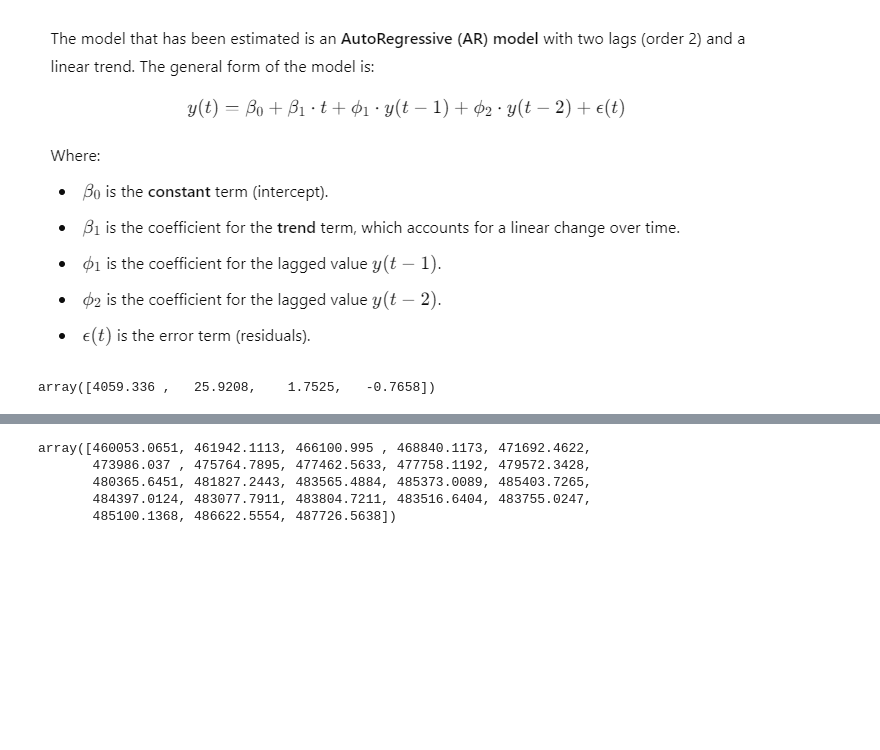
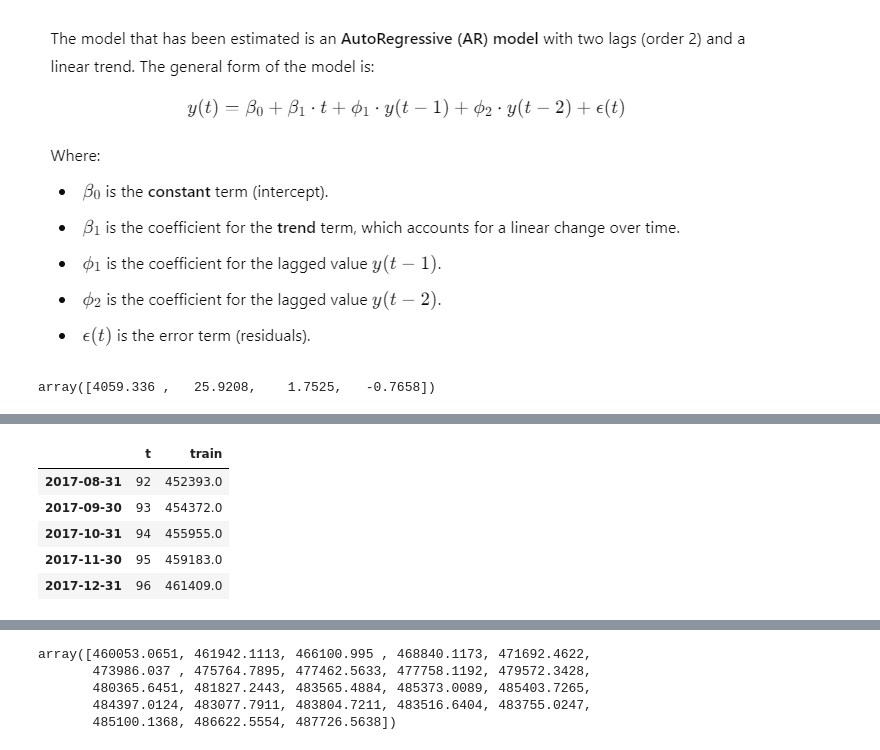
Before and after one commit to adevrent/WQU_DP, a Jupyter notebook: MITx_IDS.S24x/Project 1/Project_1.ipynb, the cells around one changed output, grey strips where cells are left out. Saved outputs shown, nothing was run; the diff lists cells and outputs as text; code cells hidden in the pictures; blank space fills up the shorter version.

```diff
--- a/MITx_IDS.S24x/Project 1/Project_1.ipynb
+++ b/MITx_IDS.S24x/Project 1/Project_1.ipynb
@@ -277,0 +284,13 @@ Name: 11, dtype: float64
+# %%
+train_idx = boston_slice.index
+train = pd.DataFrame(boston_slice.to_numpy(), columns=["train"])
+train = pd.concat([pd.Series(np.arange(1, len(train)+1), name="t"), train], axis=1)
+train.set_index(train_idx, inplace=True)
+train.tail()
+# %% [output]
+|  | t | train |
+| 2017-08-31 | 92 | 452393.0 |
+| 2017-09-30 | 93 | 454372.0 |
+| 2017-10-31 | 94 | 455955.0 |
+| 2017-11-30 | 95 | 459183.0 |
+| 2017-12-31 | 96 | 461409.0 |
```
Also changed, not shown: parts of 11 cells of this notebook.
